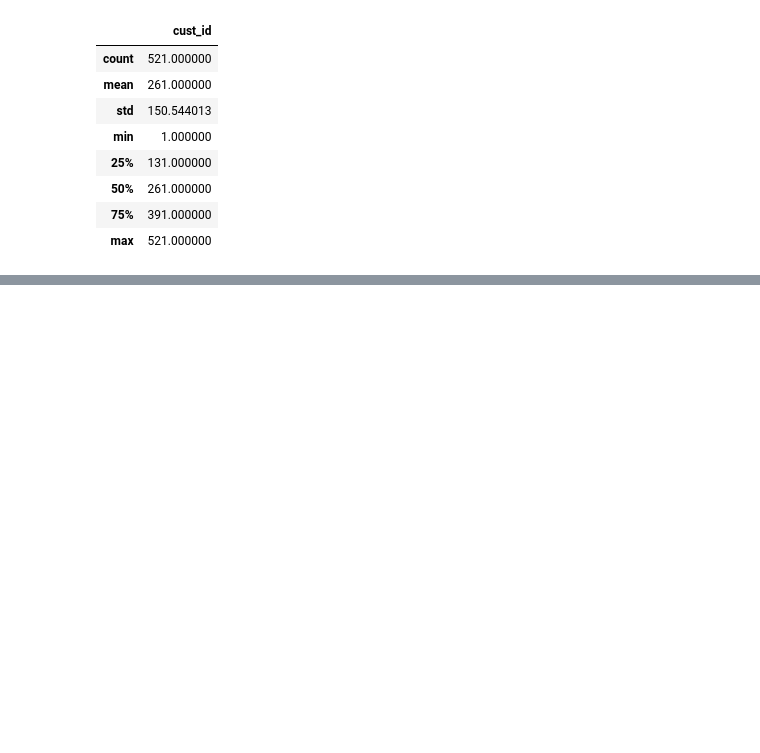
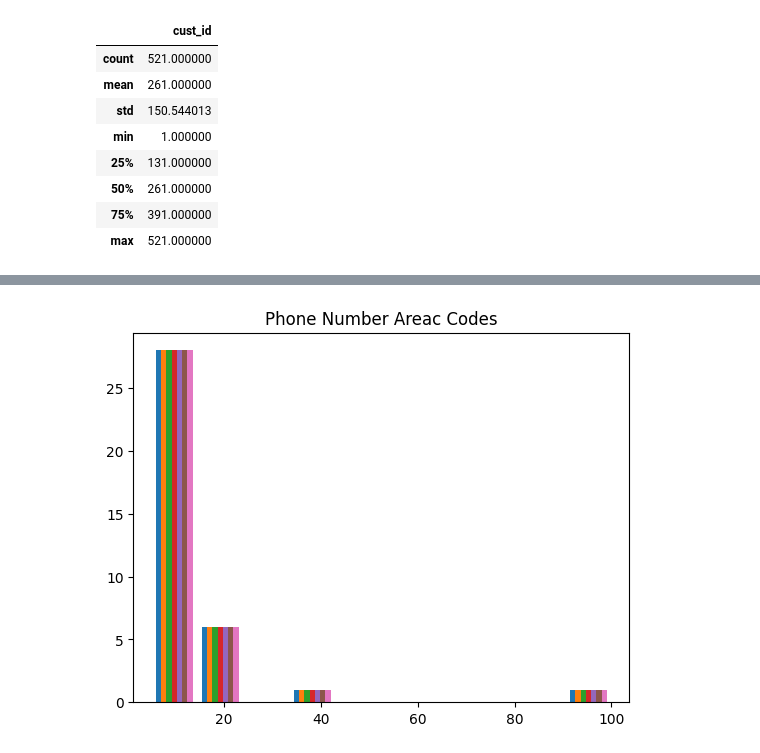
Before and after one commit to ZainabUn/Capstone_2_Zainab, a Jupyter notebook: clean_up_list.ipynb, the cells around one changed output, grey strips where cells are left out. Cells and saved outputs as stored; diff of their text form; code cells hidden in the pictures; blank space fills up the shorter version.

```diff
--- a/clean_up_list.ipynb
+++ b/clean_up_list.ipynb
@@ -193,0 +304,8 @@ dataframe.describe()
+# %%
+plt.hist(n)
+
+plt.title('Phone Number Areac Codes')
+
+plt.show()
+# %% [output]
+[figure, added]
```
Also changed, not shown: parts of 10 cells of this notebook, 3 other files.
